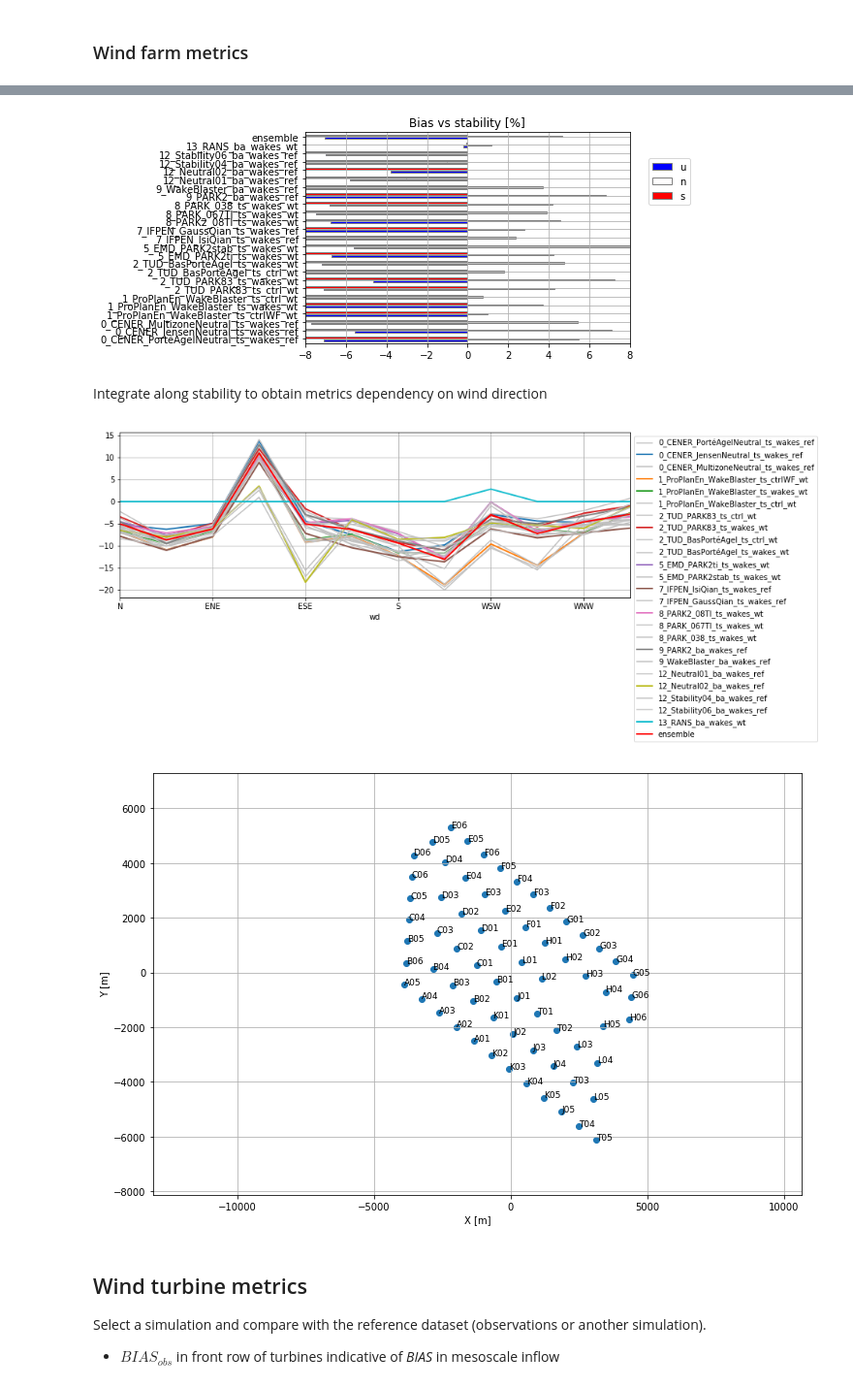
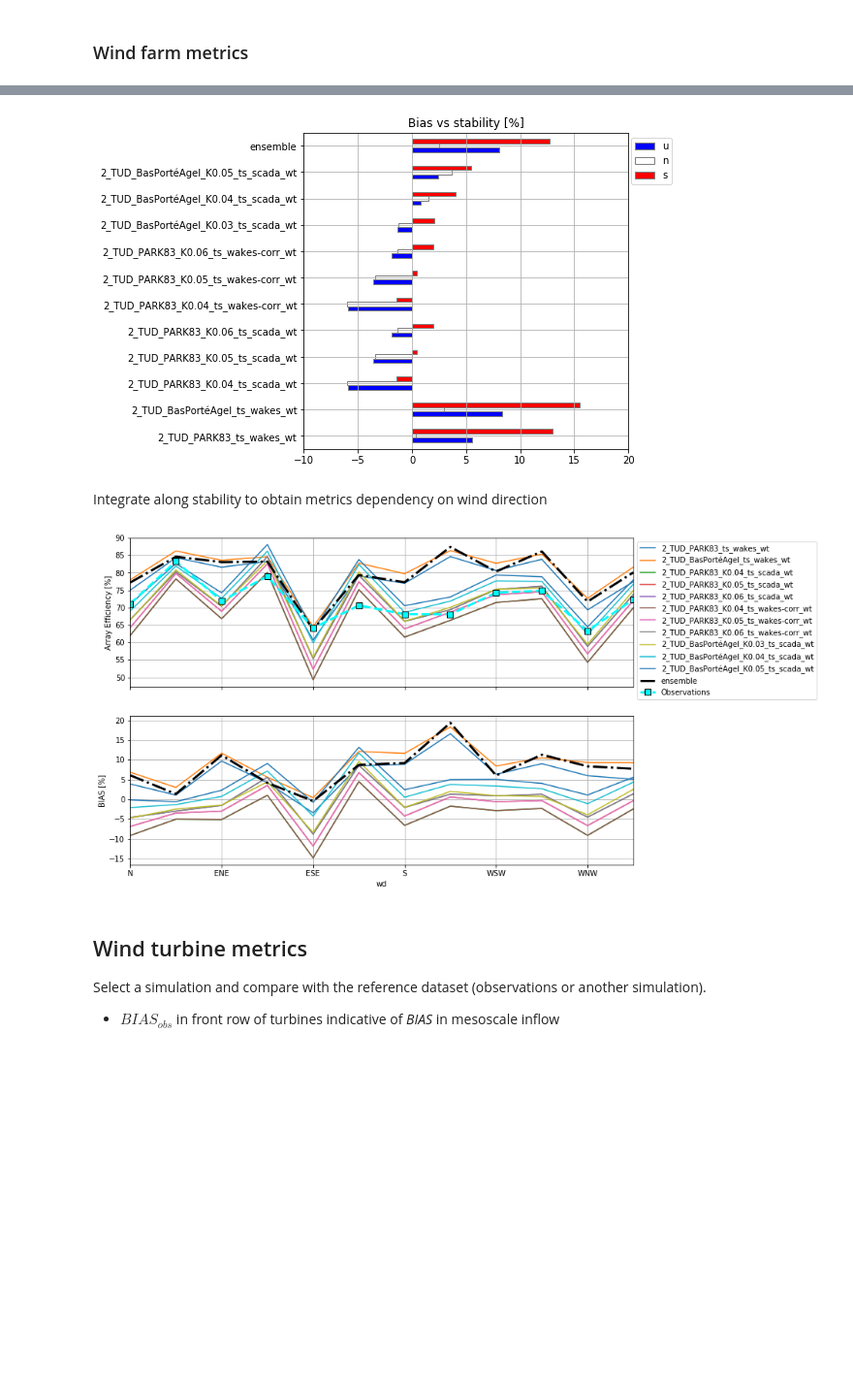
Before and after one commit to CENER-EPR/OWAbench, a Jupyter notebook: Dudgeon/Dudgeon_ArrayEfficiency.ipynb, the cells around one changed output, grey strips where cells are left out. Shown at 97% size. Saved outputs shown, nothing was run; the diff lists cells and outputs as text; code cells hidden in the pictures; blank space fills up the shorter version.

```diff
--- a/Dudgeon/Dudgeon_ArrayEfficiency.ipynb
+++ b/Dudgeon/Dudgeon_ArrayEfficiency.ipynb
@@ -266,7 +278,7 @@ except IOError:
 # %% [markdown]
 If no validation data is available, do code to code comparison by selecting a reference simulation to compare against:
 # %%
-benchmark = n_sim-1      # ref_sim = [] when you compare with validation data
+benchmark = [] #n_sim-1      # ref_sim = [] when you compare with validation data
 
 if not benchmark:
     print ("Your reference series is observations")
@@ -287,0 +298,7 @@ $$ A_{M} = \frac{P_{obs,free}}{P(S_{ref})} \sim \left( \frac{S_{obs,free}}{S_{re
+# %%
+# Local (wind turbine) mesoscale bias correction
+obs_Pfree_ts = pd.read_csv('./observations/Dudgeon_Pfree.csv', index_col = 'time')
+obs_Pfree = restrict_to_ts(obs_Pfree_ts, scada_ts)
+obs_Pfree, obs_Pfree_std = bin_avrg.compute_mean(obs_Pfree, ts_bin_map)
+Am = obs_Pfree/meso_P
+Am.to_netcdf('./inputs/Dudgeon_Am.nc')
@@ -427,16 +423,18 @@ for isim in range(n_sim):
 #plotresults = ensemble.copy()                           # simulations participating in the ensemble
 #plotresults.append(n_sim-1)                               # add the ensemble
 
-plotresults = [0,1,2,3,4,5,6,7,8,9,10,11,12,13,14,15,16,17,18,19,20,21,22,23,24] # for cherry peaking
-#plotresults = [19,20,21,22,24] # for cherry peaking
+#plotresults = [0,1,2,3,4,5,6,7,8,9,10,11,12,13,14,15,16,17,18,19,20,21,22,23,24,25,26,27] # for cherry peaking
+plotresults = [13,14,15,16,17,18,7,19,20,21,9,36] # for cherry peaking
+plotresults = [7,9,13,14,15,16,17,18,19,20,21,36] # for cherry peaking
 
 # use 'Label', 'ID' (anonymous) or any other column in the participants table to tag the simulations in the plots
 tags = 'Label'
 plotresultsname = [sims[tags][x] for x in plotresults]
 
-highlight = ['dud00b','dud01a','dud01b','dud02b','dud05a','dud07b','dud08a','dud09a','dud12b','dud13']          # Highlight results in spagetti plots
+#highlight = ['dud00b','dud01a','dud01b','dud02b','dud05a','dud07b','dud08a','dud09a','dud12b','dud13']          # Highlight results in spagetti plots
 #highlight = ['dud00a','dud00b','dud07a','dud07b','dud07c','dud09a']          # Highlight results in spagetti plots
-#highlight = ['dud12a','dud12b','dud12c','dud12d']          # Highlight results in spagetti plots
+highlight = ['dud02b','dud02d','dud02h','dud02i','dud02j','dud02k','dud02l',
+             'dud02m','dud02n','dud02o','dud02p']          # Highlight results in spagetti plots
 # %% [markdown]
 ### Wind farm metrics
 # %%
@@ -495,37 +489,54 @@ Integrate along wind direction to obtain metrics dependency on stability.
 * If input turbulence from mesoscale is over-predicted (more dissipation) this will produce negative *BIAS*. This could explain a non-symetric *BIAS* around neutral
 # %%
-bias_zL = (np.sum(bias[plotresults],axis=1)/len(WDbins)).to_pandas() # bias vs stability [%]
+bias_zL = bias[plotresults].mean(axis=1).to_pandas() # mean bias vs stability
+#bias_zL = ((bias[plotresults]*bin_sizes).sum(axis=1)/bin_sizes.sum().sum()).to_pandas() # mean bias weighted by bin size
+
 ax = bias_zL.plot.barh(rot=0, grid=1, colormap = 'bwr', edgecolor = 'grey',
-                    title='Bias vs stability [%]');
+                    title='Bias vs stability [%]',figsize=(6,6));
 ax.set_yticklabels([sims[tags][x] for x in plotresults]);
 ax.set_ylabel('');
-ax.legend(bbox_to_anchor=(1.2, 0.9)); # try stacked=True in the barh options
-ax.set_xlim([-8,8]); # use this to leave outliers out
+ax.legend(bbox_to_anchor=(1.15, 1)); # try stacked=True in the barh options
+ax.set_xlim([-10,20]);
 
 #bias_zL # uncomment to show table
 # %% [output]
-[figure, old version]
+[figure, new version]
 # %% [markdown]
 Integrate along stability to obtain metrics dependency on wind direction
 # %%
-bias_WD = (np.sum(bias[plotresults],axis=2)/len(zLbins)).to_pandas() # bias vs wind direction [%]
+eta_WD = sim_eta[plotresults].mean(axis = 2).to_pandas() # array efficiency vs wind direction
+bias_WD = bias[plotresults].mean(axis = 2).to_pandas()   # bias vs wind direction [%]
 
-f1, ax = plt.subplots(figsize = (12,4))
+fig, (ax1, ax2) = plt.subplots(2, sharex=True, figsize = (12,8))
+
+for index, row in eta_WD.iterrows():
+    rownumber = np.where(eta_WD.index==index)[0][0]
+    if index in highlight:
+        row.plot(grid=1, label = plotresultsname[rownumber], ax = ax1)
+    elif index == 'ensemble':
+        row.plot(grid=1, color = 'k', linestyle = '-.', linewidth = 3, label = plotresultsname[rownumber], ax = ax1)
+    else:
+        row.plot(grid=1, color = 'silver', label = plotresultsname[rownumber], ax = ax1)
+if not benchmark:
+    eta_obs_WD = bench_eta.mean(axis = 1).to_pandas()
+    eta_obs_WD.plot(grid=1, marker='s', markerfacecolor='cyan', linewidth = 3, markeredgecolor= 'k',
+                    markersize = 8, color = 'cyan', linestyle='--', label = 'Observations', ax = ax1)
 for index, row in bias_WD.iterrows():
     rownumber = np.where(bias_WD.index==index)[0][0]
     if index in highlight:
-        row.plot(grid=1,linewidth = 2, label = plotresultsname[rownumber])
+        row.plot(grid=1, label = plotresultsname[rownumber], ax = ax2)
     elif index == 'ensemble':
-        row.plot(grid=1,linewidth = 2, color = 'r',label = plotresultsname[rownumber])
+        row.plot(grid=1, color = 'k', linestyle = '-.', linewidth = 3, label = plotresultsname[rownumber], ax = ax2)
     else:
-        row.plot(grid=1, color = 'silver', label = plotresultsname[rownumber])
-ax.legend(bbox_to_anchor=(1, 1))
+        row.plot(grid=1, color = 'silver', label = plotresultsname[rownumber], ax = ax2)
+ax1.set_ylabel('Array Efficiency [%]')
+ax1.legend(bbox_to_anchor=(1, 1))
+ax2.set_ylabel('BIAS [%]');
 
-plot_wf_layout(turbines['X coordinate']-x_ref, turbines['Y coordinate']-y_ref,labels = turbines['VDC ID'], figsize=(12,8))
+#plot_wf_layout(turbines['X coordinate']-x_ref, turbines['Y coordinate']-y_ref,labels = turbines['VDC ID'], figsize=(12,8))
 #bias_WD # uncomment to show table
 # %% [output]
-[figure, old version]
+[figure, new version]
-[figure, removed]
 # %% [markdown]
 ## Wind turbine metrics
 
```
Also changed, not shown: parts of 21 cells of this notebook, 12 other files.
